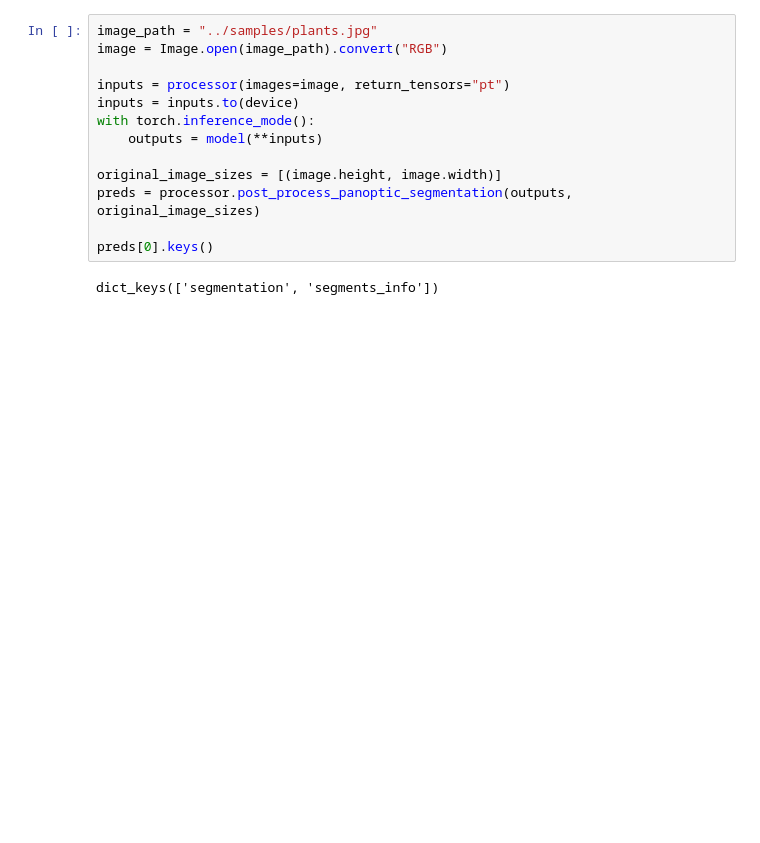
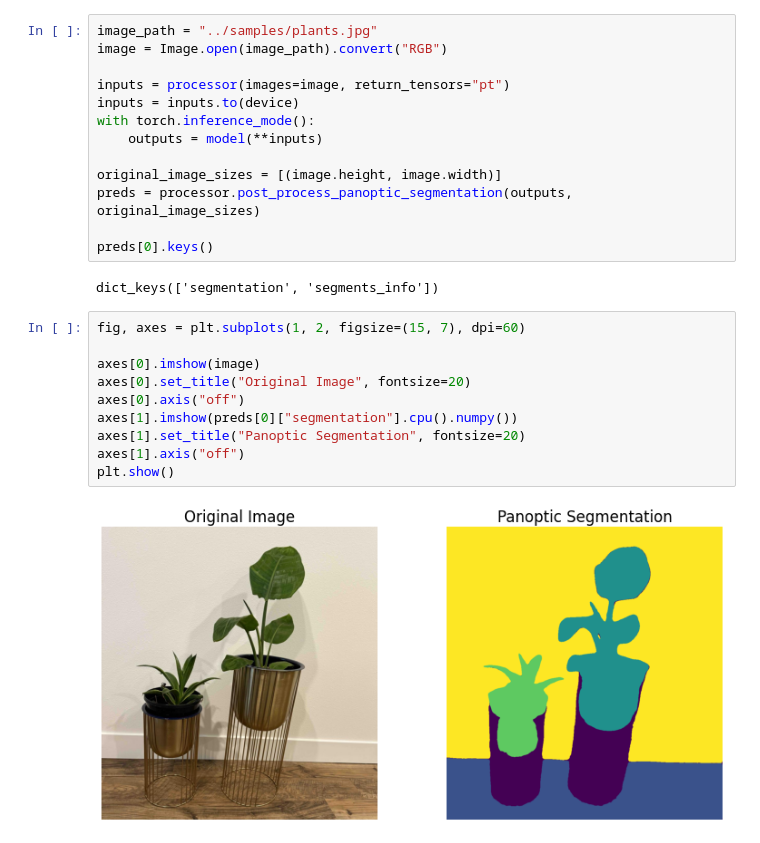
Before and after one commit to vmirly/GenAI-Hub, a Jupyter notebook: EoMT/eomt_huggingface_inference.ipynb, the cells around one changed output. Saved outputs shown, nothing was run; the diff lists cells and outputs as text; blank space fills up the shorter version.

Commit message:
EoMT: visualize preds

```diff
--- a/EoMT/eomt_huggingface_inference.ipynb
+++ b/EoMT/eomt_huggingface_inference.ipynb
@@ -52,3 +52,15 @@ preds = processor.post_process_panoptic_segmentation(outputs, original_image_siz
 preds[0].keys()
 # %% [output]
 dict_keys(['segmentation', 'segments_info'])
+# %%
+fig, axes = plt.subplots(1, 2, figsize=(15, 7), dpi=60)
+
+axes[0].imshow(image)
+axes[0].set_title("Original Image", fontsize=20)
+axes[0].axis("off")
+axes[1].imshow(preds[0]["segmentation"].cpu().numpy())
+axes[1].set_title("Panoptic Segmentation", fontsize=20)
+axes[1].axis("off")
+plt.show()
+# %% [output]
+[figure, added]
```
